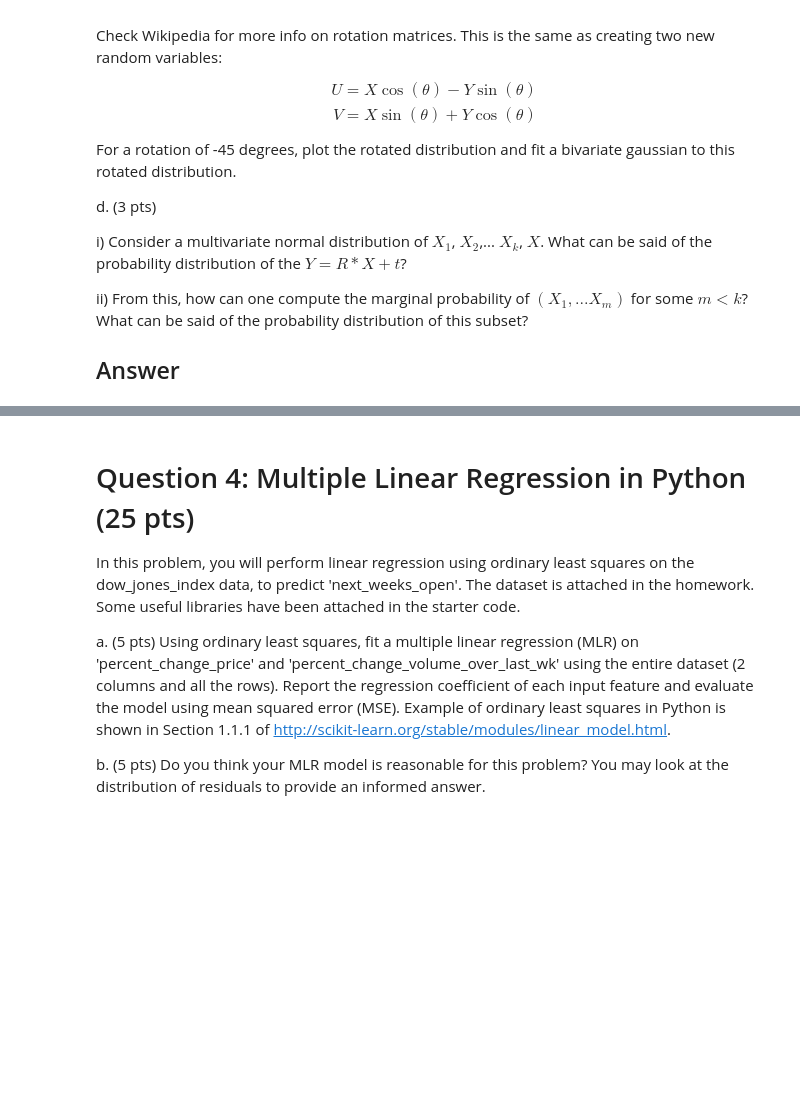
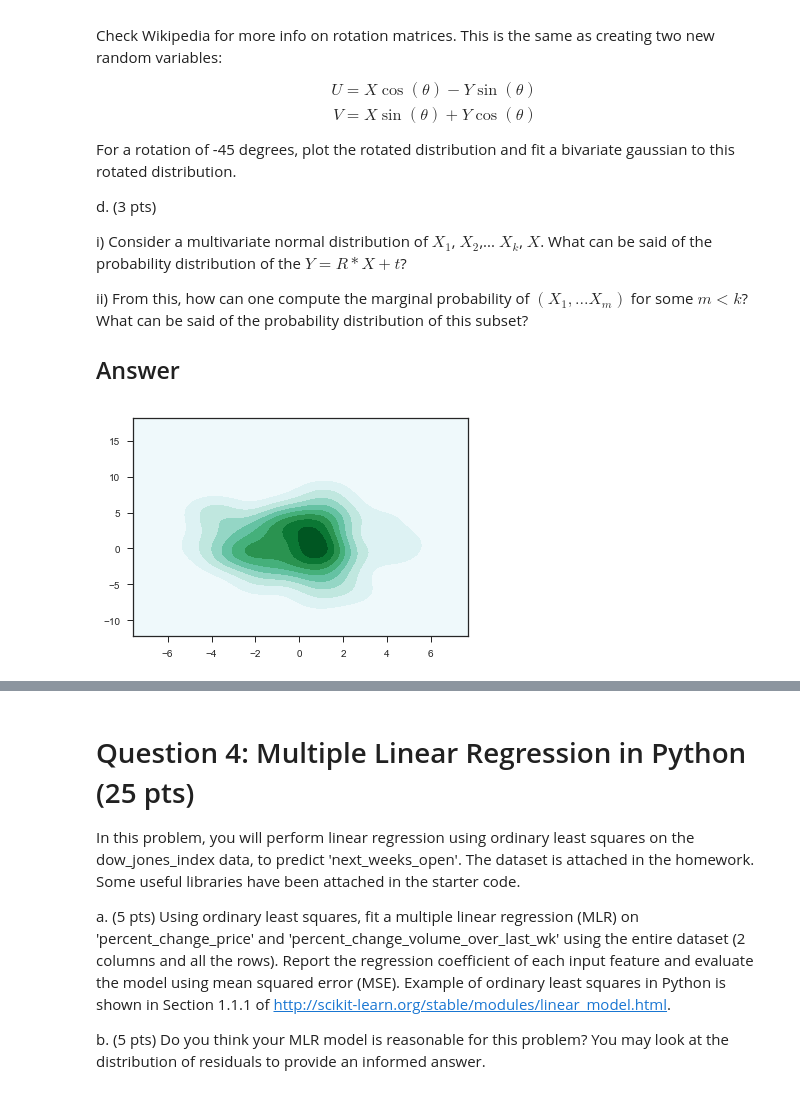
Before and after one commit to alexedinburgh/Data-Mining, a Jupyter notebook: HW1/HW1.ipynb, the cells around one changed output, grey strips where cells are left out. Drawn from its saved outputs; the diff is of its cells as text; code cells hidden in the pictures; blank space fills up the shorter version.

```diff
--- a/HW1/HW1.ipynb
+++ b/HW1/HW1.ipynb
@@ -57,8 +76,14 @@ ii) From this, how can one compute the marginal probability of $(X_1,... X_m)$ f
 # %%
 import numpy as np
 import seaborn as sns
 sns.set(style='ticks', palette='Set2')
 from mpl_toolkits.mplot3d import axes3d
 import matplotlib.pyplot as plt
 from scipy.stats import multivariate_normal
 %matplotlib inline
+
+mean, cov = [0, 0], [(4, 0), (0, 16)]
+x, y = np.random.multivariate_normal(mean, cov, size=50).T
+ax = sns.kdeplot(x, y, shade=True)
+# %% [output]
+[figure, added]
```
Also changed, not shown: parts of 6 cells of this notebook, 1 other file.
